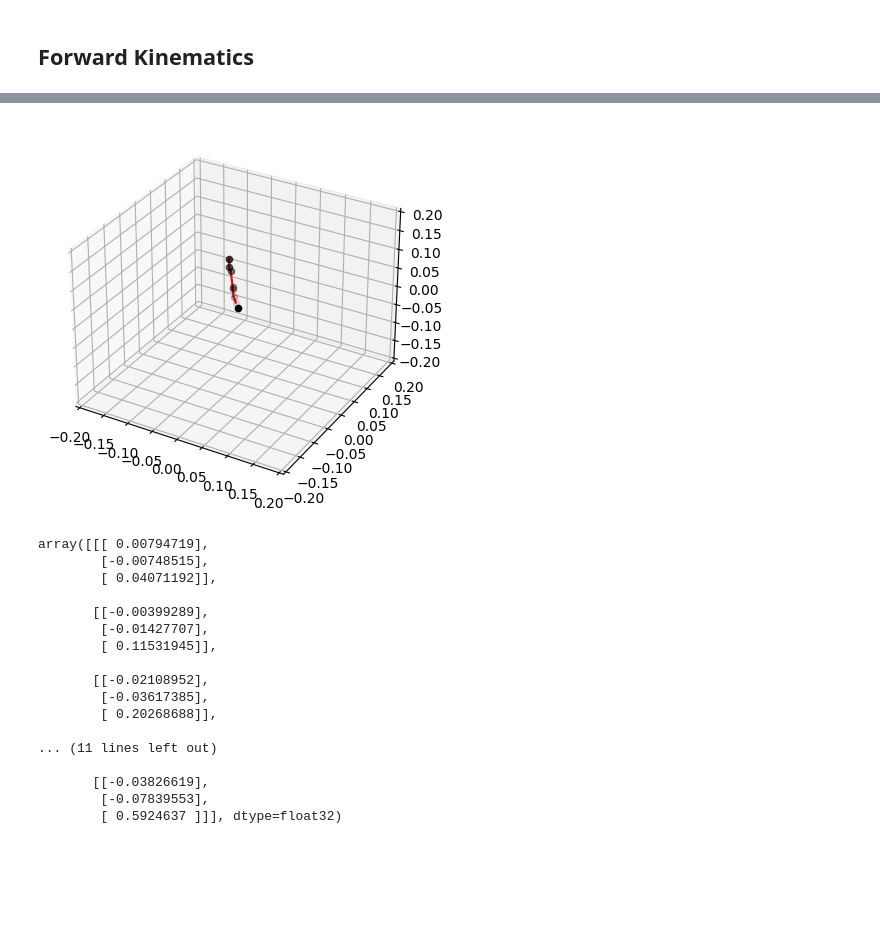
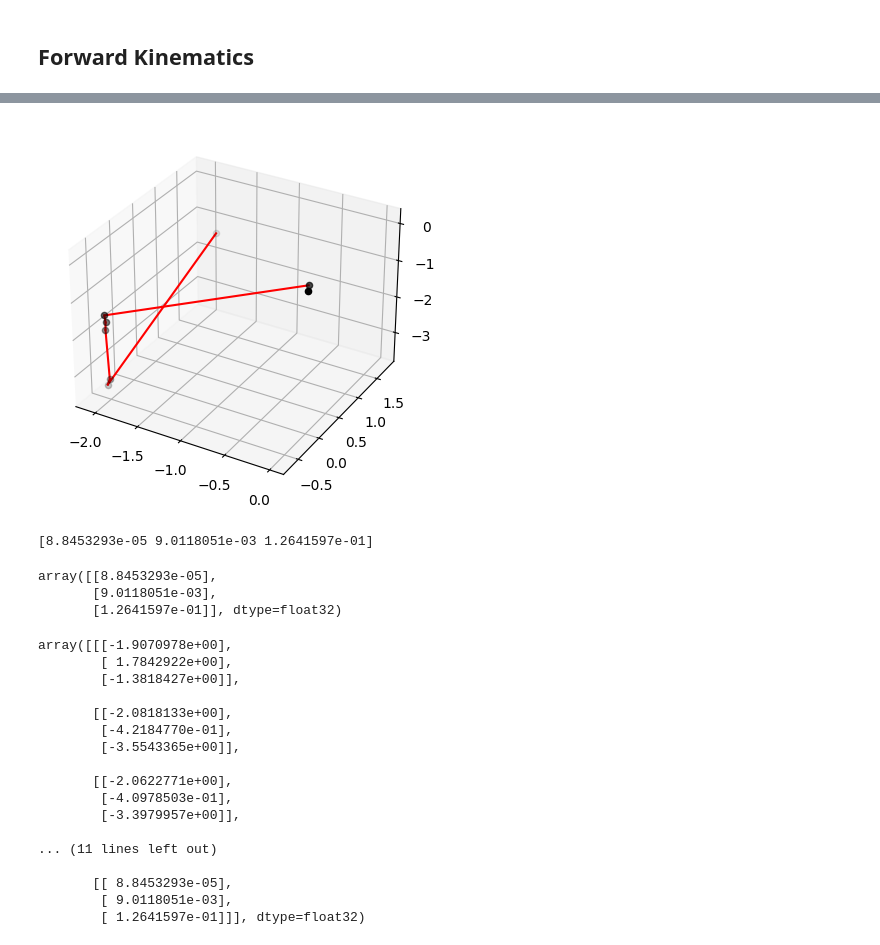
Before and after one commit to terry97-guel/KINN, a Jupyter notebook: code/control/fk_check.ipynb, the cells around one changed output, grey strips where cells are left out. Cells and saved outputs as stored; diff of their text form; code cells hidden in the pictures; blank space fills up the shorter version.

Commit message:
primnet with new data

```diff
--- a/code/control/fk_check.ipynb
+++ b/code/control/fk_check.ipynb
@@ -59,9 +59,12 @@ args
 Running on Jupyter...
 ARGS(MODEL='PRIMNET', EVEN_JOINTS=True, WANDB=True, pname='PRIMNET_v2.1', runname='FINGER', DATASET='FINGER', TPOSE=((0, 0, 0.12),), LOAD_WEIGHTPATH=None, SAVE_PERIOD=1, TEST_PERIOD=1, EVEN_JOINT=True ...
 # %%
-model = PRIMNET(args=args).to(args.device)
+if args.MODEL == 'PRIMNET':
+    model = PRIMNET(args=args).to(args.device)
+elif args.MODEL == 'FC_PRIMNET':
+    model = FC_PRIMNET(args=args).to(args.device)
 
-model.load_state_dict(torch.load(BASEDIR/'results'/path/"weights/epoch_160.pth"))
+model.load_state_dict(torch.load(BASEDIR/'results'/path/"weights/epoch_2000.pth"))
 # %% [output]
 <All keys matched successfully>
 # %%
@@ -76,3 +79,5 @@ def forward_motor(model:PRIMNET, motor_control):
     return model.t2p(joint_se3, OUTPUT_NORMALIZE=False)
 # %% [markdown]
 ## Forward Kinematics
+# %%
+train_dataset,val_dataset,test_dataset,ext_dataset  = get_dataset(f"../dataset/FINGER.json", args.data_ratio)
@@ -79,45 +155,54 @@ def forward_motor(model:PRIMNET, motor_control):
 # %%
-motor_control = torch.FloatTensor([0,0,0,0]).unsqueeze(0)
+motor_control = torch.FloatTensor([1000,0]).unsqueeze(0)
 ps = model(motor_control)[0].detach().cpu().numpy()
 
 from matplotlib import pyplot as plt
 
 fig = plt.figure()
 ax = fig.add_subplot(projection='3d')
 
 ax.scatter(0,0,0,color='k')
 
 i = 0
 for p in ps:
     i = i +1
     ax.scatter(p[0], p[1],p[2], color = 'k', alpha = i *0.1)
 
 for p_fr, p_to in zip(ps[:-1], ps[1:]):
     ax.plot([p_fr[0], p_to[0]], [p_fr[1], p_to[1]], [p_fr[2], p_to[2]], color="red")
 
-ax.set_xlim(-0.2, 0.2)
-ax.set_ylim(-0.2, 0.2)
-ax.set_zlim(-0.2, 0.2)
+# ax.set_xlim(-0.2, 0.2)
+# ax.set_ylim(-0.2, 0.2)
+# ax.set_zlim(-0.2, 0.2)
 plt.show()
+
+print(ps[-1,:,0])
 # %% [output]
-[figure, old version]
+[figure, new version]
+[8.8453293e-05 9.0118051e-03 1.2641597e-01]
+# %%
+p
+# %% [output]
+array([[8.8453293e-05],
+       [9.0118051e-03],
+       [1.2641597e-01]], dtype=float32)
 # %%
 ps
 # %% [output]
-array([[[ 0.00794719],
-        [-0.00748515],
-        [ 0.04071192]],
+array([[[-1.9070978e+00],
+        [ 1.7842922e+00],
+        [-1.3818427e+00]],
 
-       [[-0.00399289],
-        [-0.01427707],
-        [ 0.11531945]],
+       [[-2.0818133e+00],
+        [-4.2184770e-01],
+        [-3.5543365e+00]],
 
-       [[-0.02108952],
-        [-0.03617385],
-        [ 0.20268688]],
+       [[-2.0622771e+00],
+        [-4.0978503e-01],
+        [-3.3979957e+00]],
 
 ... (11 lines left out)
 
-       [[-0.03826619],
-        [-0.07839553],
-        [ 0.5924637 ]]], dtype=float32)
+       [[ 8.8453293e-05],
+        [ 9.0118051e-03],
+        [ 1.2641597e-01]]], dtype=float32)
```
Also changed, not shown: parts of 3 cells of this notebook, 4 other files.
